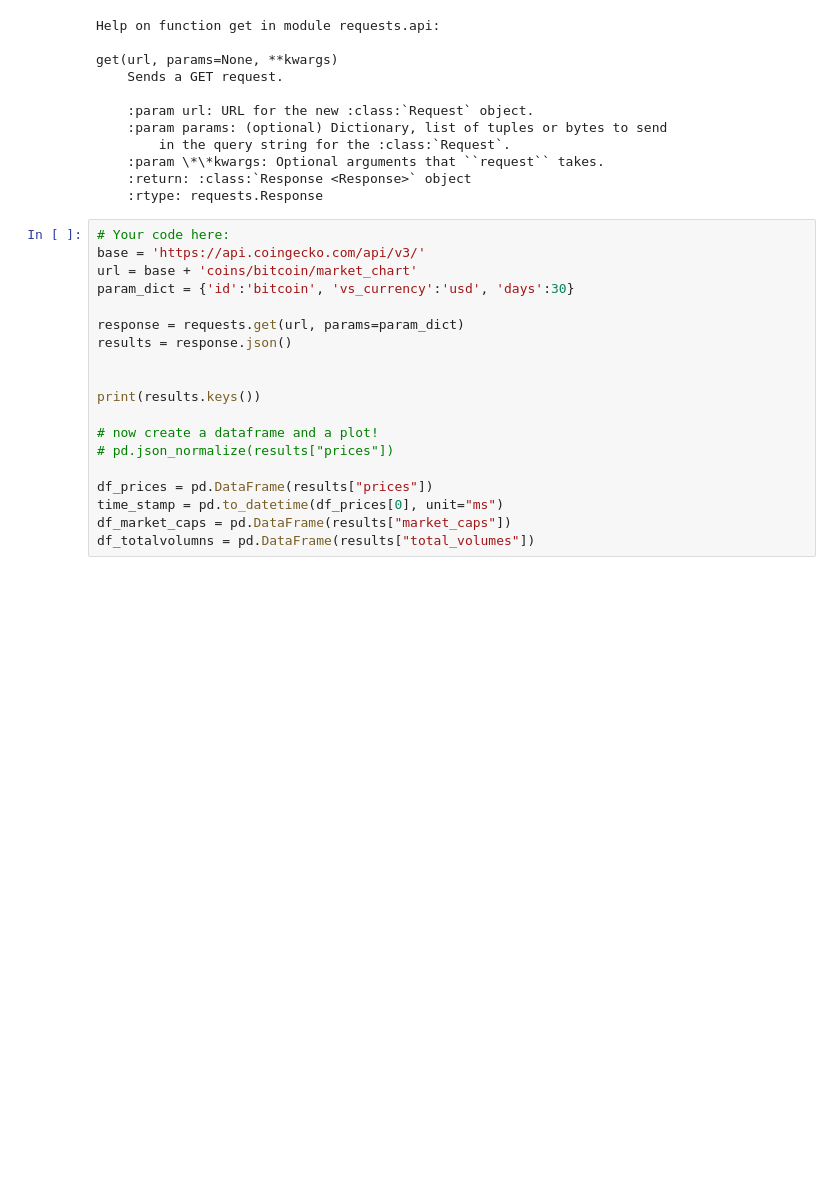
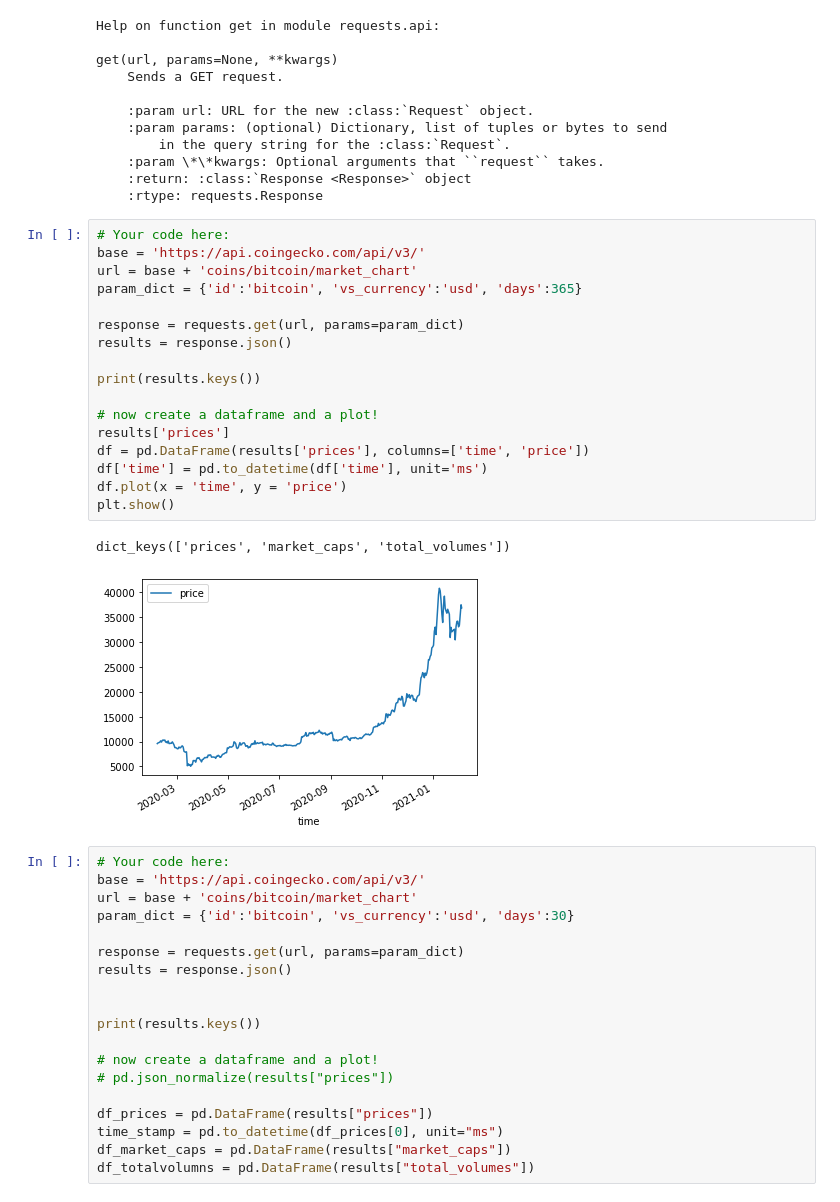
Before and after one commit to Shinan-tech/data-pt-ber-08-20, a Jupyter notebook: Labs/module-1_labs/05_api-web-scraping/01_lab-coingecko-api/your code/main.ipynb, the cells around one changed output. Drawn from its saved outputs; the diff is of its cells as text; blank space fills up the shorter version.

```diff
--- a/Labs/module-1_labs/05_api-web-scraping/01_lab-coingecko-api/your code/main.ipynb
+++ b/Labs/module-1_labs/05_api-web-scraping/01_lab-coingecko-api/your code/main.ipynb
@@ -32,6 +32,26 @@ get(url, params=None, **kwargs)
     :param \*\*kwargs: Optional arguments that ``request`` takes.
     :return: :class:`Response <Response>` object
     :rtype: requests.Response
+# %%
+# Your code here:
+base = 'https://api.coingecko.com/api/v3/'
+url = base + 'coins/bitcoin/market_chart'
+param_dict = {'id':'bitcoin', 'vs_currency':'usd', 'days':365}
+
+response = requests.get(url, params=param_dict)
+results = response.json()
+
+print(results.keys())
+
+# now create a dataframe and a plot!
+results['prices']
+df = pd.DataFrame(results['prices'], columns=['time', 'price'])
+df['time'] = pd.to_datetime(df['time'], unit='ms')
+df.plot(x = 'time', y = 'price')
+plt.show()
+# %% [output]
+dict_keys(['prices', 'market_caps', 'total_volumes'])
+[figure, added]
 # %%
 # Your code here:
 base = 'https://api.coingecko.com/api/v3/'
```
Also changed, not shown: parts of 1 cell of this notebook, 2 other files.
